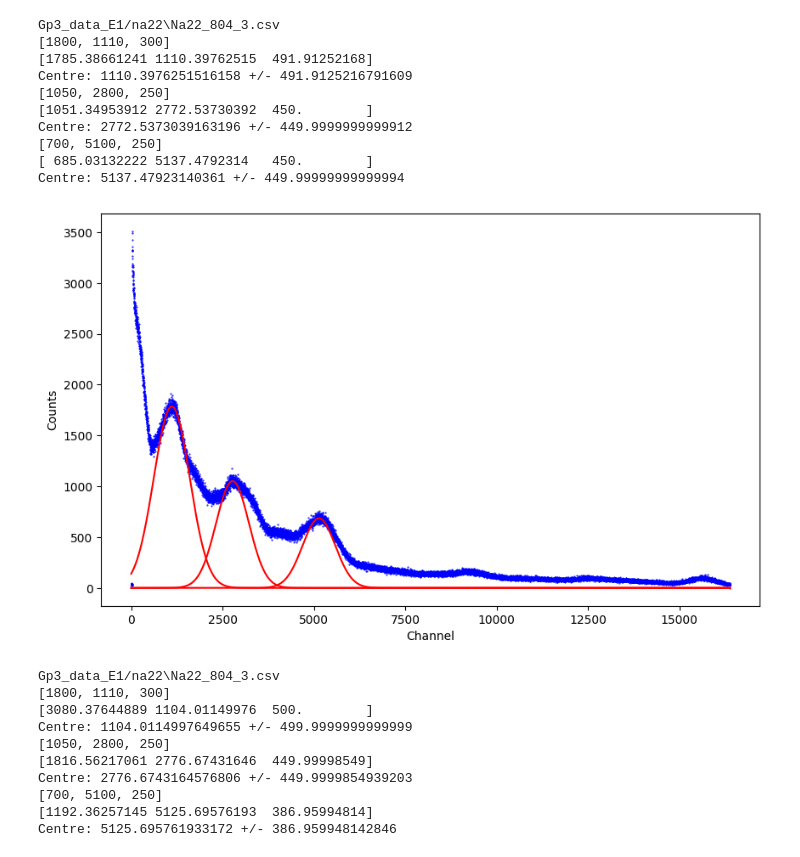
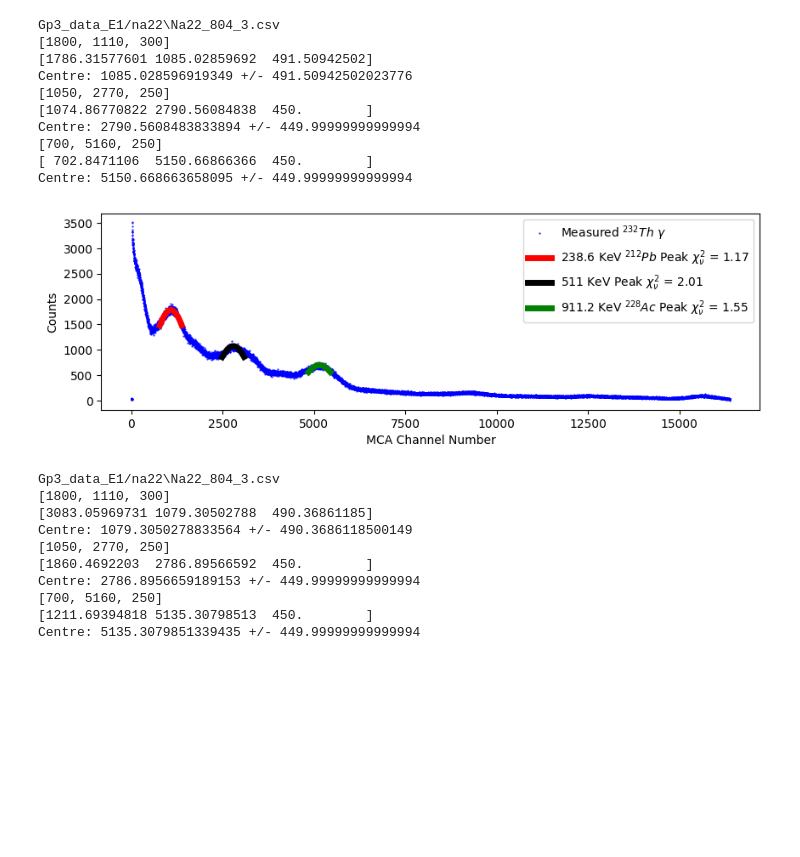
Before and after one commit to Shaquible/ENPH453, a Jupyter notebook: beta/calibrationFits.ipynb, the cells around one changed output. Cells and saved outputs as stored; diff of their text form; code cells hidden in the pictures; blank space fills up the shorter version.

```diff
--- a/beta/calibrationFits.ipynb
+++ b/beta/calibrationFits.ipynb
@@ -68,20 +76,25 @@ Centre: 7754.136869945644 +/- 177.03521244862603
 co60files = glob.glob('Gp3_data_E1/na22/*.csv')
 with open("na22Fits.csv", "w") as fp:
     fp.write("Peak1,Peak1Error,Peak2,Peak2Error,Peak3,Peak3Error\n")
+    j=0
     for co60file in co60files:
         print(co60file)
         data = pd.read_csv(co60file, skiprows=6)
         #using poisson errors
         data["uncs"] = np.sqrt(data["Counts"]) + 1e-9
-        plt.figure(figsize=(10, 6))
-        p0s = [[3500, 2900, 300], [700, 7500, 300], [400, 10500, 300]]
-        plt.plot(data["Channel"], data["Counts"],'bo', label=co60file, markersize=0.5)
+        plt.figure(figsize=(10, 3))
+        p0s = [[3500, 2900, 300], [700, 7350, 300], [400, 10500, 300]]
+        plt.plot(data["Channel"], data["Counts"],'bo', label=r"Measured $^{22}Na$ $\gamma$", markersize=0.5)
+        labels = ["511 KeV Annihilation Peak", "1275 KeV Photo Peak", "1786 KeV Sum Peak"]
+        colors = ["r-", "k-", "g-"]
         for i, p0 in enumerate(p0s):
             bounds = [[p0[0]-500, p0[1]-500, p0[2]-200], [p0[0]+500, p0[1]+500, p0[2]+200]]
-            popt, pcov = curve_fit(gaussFit, data["Channel"].to_numpy()[p0[1]-400:p0[1]+400], data["Counts"].to_numpy()[p0[1]-400:p0[1]+400], p0=p0, bounds=bounds, sigma=data["uncs"].to_numpy()[p0[1]-400:p0[1]+400])
+            popt, pcov = curve_fit(gaussFit, data["Channel"].to_numpy()[p0[1]-400:p0[1]+400], data["Counts"].to_numpy()[p0[1]-400:p0[1]+400], p0=p0, bounds=bounds, sigma=data["uncs"].to_numpy()[p0[1]-400:p0[1]+400], absolute_sigma=True)
             print(popt)
             centre = popt[1]
             error = popt[2]
+            chisqaure = np.sum((gaussFit(data["Channel"][int(centre)-400:int(centre)+400], *popt) - data["Counts"][int(centre)-400:int(centre)+400])**2 / data["uncs"][int(centre)-400:int(centre)+400]**2)/(len(data["uncs"][int(centre)-400:int(centre)+400])-3)
+            label = labels[i] + rf" $\chi^2_\nu$ = {chisqaure:.2f}"
             # error = np.sqrt(np.diag(pcov))[1]
             if i == 0:
                 fp.write(f"{centre},{error}")
@@ -89,10 +102,12 @@ with open("na22Fits.csv", "w") as fp:
                 fp.write(f",{centre},{error}")
 
             print(f"Centre: {centre} +/- {error}")
-            plt.plot(data["Channel"], gaussFit(data["Channel"], *popt), 'r-')
-
-        plt.xlabel('Channel')
+            plt.plot(data["Channel"][int(centre)-400:int(centre)+400], gaussFit(data["Channel"][int(centre)-400:int(centre)+400], *popt), colors[i], linewidth=5 , label=label)
+        plt.legend()
+        plt.xlabel('MCA Channel Number')
         plt.ylabel('Counts')
+        plt.savefig(f"plots/na22{j}_fit.svg", bbox_inches='tight')
+        j+=1
         plt.show()
         fp.write("\n")
 # %% [output]
@@ -123,54 +138,61 @@ Centre: 10504.884209362737 +/- 270.1580853383242
 # %%
 th02files = glob.glob('Gp3_data_E1/th02/*.csv')
 with open("th232Fits.csv", "w") as fp:
     fp.write("Peak1,Peak1Error,Peak2,Peak2Error,Peak3,Peak3Error\n")
+    j=0
     for th02file in th02files:
         print(co60file)
         data = pd.read_csv(th02file, skiprows=6)
         #using poisson errors
         data["uncs"] = np.sqrt(data["Counts"]) + 1e-9
-        plt.figure(figsize=(10, 6))
-        plt.plot(data["Channel"], data["Counts"],'bo', label=th02file, markersize=0.5)
-        p0s = [[1800, 1110, 300], [1050, 2800, 250], [700, 5100, 250]]
+        plt.figure(figsize=(10, 3))
+        plt.plot(data["Channel"], data["Counts"],'bo', label=r"Measured $^{232}Th$ $\gamma$", markersize=0.5)
+        p0s = [[1800, 1110, 300], [1050, 2770, 250], [700, 5160, 250]]
+        labels = [r"238.6 KeV $^{212}Pb$ Peak", r"511 KeV Peak", r"911.2 KeV $^{228}Ac$ Peak"]
+        colors = ["r-", "k-", "g-"]
         for i, p0 in enumerate(p0s):
             print(p0)
             bounds = [[p0[0]-1500, p0[1]-200, p0[2]-200], [p0[0]+1500, p0[1]+200, p0[2]+200]]
-            popt, pcov = curve_fit(gaussFit, data["Channel"].to_numpy()[p0[1]-100:p0[1]+100], data["Counts"].to_numpy()[p0[1]-100:p0[1]+100], p0=p0, bounds=bounds, sigma=data["uncs"].to_numpy()[p0[1]-100:p0[1]+100])
+            popt, pcov = curve_fit(gaussFit, data["Channel"].to_numpy()[p0[1]-300:p0[1]+300], data["Counts"].to_numpy()[p0[1]-300:p0[1]+300], p0=p0, bounds=bounds, sigma=data["uncs"].to_numpy()[p0[1]-300:p0[1]+300], absolute_sigma=True)
             print(popt)
             centre = popt[1]
             error = popt[2]
+            chisqaure = np.sum((gaussFit(data["Channel"][int(centre)-300:int(centre)+300], *popt) - data["Counts"][int(centre)-300:int(centre)+300])**2 / data["uncs"][int(centre)-300:int(centre)+300]**2)/(len(data["uncs"][int(centre)-300:int(centre)+300])-3)
+            label = labels[i] + rf" $\chi^2_\nu$ = {chisqaure:.2f}"
             # error = np.sqrt(np.diag(pcov))[1]
             if i == 0:
                 fp.write(f"{centre},{error}")
             else:
                 fp.write(f",{centre},{error}")
 
             print(f"Centre: {centre} +/- {error}")
-            plt.plot(data["Channel"], gaussFit(data["Channel"], *popt), 'r-')
-
-        plt.xlabel('Channel')
+            plt.plot(data["Channel"][int(centre)-300:int(centre)+300], gaussFit(data["Channel"][int(centre)-300:int(centre)+300], *popt), colors[i], linewidth=5 , label=label)
+        plt.legend()
+        plt.xlabel('MCA Channel Number')
         plt.ylabel('Counts')
+        plt.savefig(f"plots/th232{j}_fit.svg", bbox_inches='tight')
+        j+=1
         plt.show()
         fp.write("\n")
 # %% [output]
 Gp3_data_E1/na22\Na22_804_3.csv
 [1800, 1110, 300]
-[1785.38661241 1110.39762515  491.91252168]
-Centre: 1110.3976251516158 +/- 491.9125216791609
-[1050, 2800, 250]
-[1051.34953912 2772.53730392  450.        ]
-Centre: 2772.5373039163196 +/- 449.9999999999912
-[700, 5100, 250]
-[ 685.03132222 5137.4792314   450.        ]
-Centre: 5137.47923140361 +/- 449.99999999999994
+[1786.31577601 1085.02859692  491.50942502]
+Centre: 1085.028596919349 +/- 491.50942502023776
+[1050, 2770, 250]
+[1074.86770822 2790.56084838  450.        ]
+Centre: 2790.5608483833894 +/- 449.99999999999994
+[700, 5160, 250]
+[ 702.8471106  5150.66866366  450.        ]
+Centre: 5150.668663658095 +/- 449.99999999999994
-[figure, old version]
+[figure, new version]
 Gp3_data_E1/na22\Na22_804_3.csv
 [1800, 1110, 300]
-[3080.37644889 1104.01149976  500.        ]
-Centre: 1104.0114997649655 +/- 499.9999999999999
-[1050, 2800, 250]
-[1816.56217061 2776.67431646  449.99998549]
-Centre: 2776.6743164576806 +/- 449.9999854939203
-[700, 5100, 250]
-[1192.36257145 5125.69576193  386.95994814]
-Centre: 5125.695761933172 +/- 386.959948142846
+[3083.05969731 1079.30502788  490.36861185]
+Centre: 1079.3050278833564 +/- 490.3686118500149
+[1050, 2770, 250]
+[1860.4692203  2786.89566592  450.        ]
+Centre: 2786.8956659189153 +/- 449.99999999999994
+[700, 5160, 250]
+[1211.69394818 5135.30798513  450.        ]
+Centre: 5135.3079851339435 +/- 449.99999999999994
```
Also changed, not shown: parts of 4 cells of this notebook, 45 other files.
